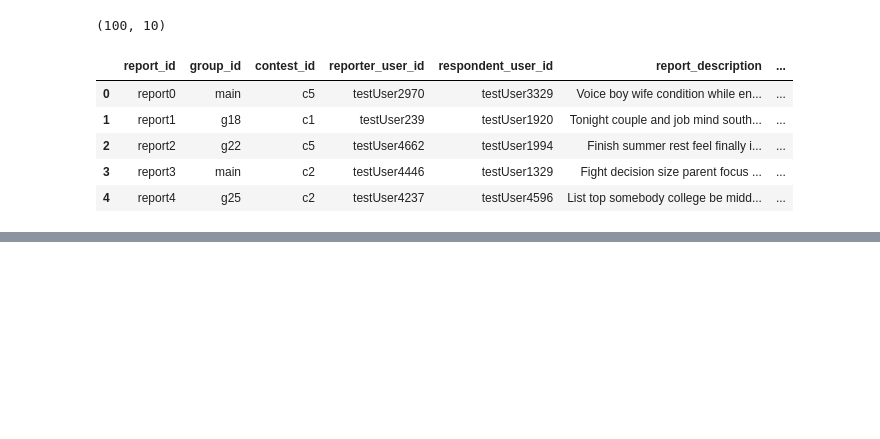
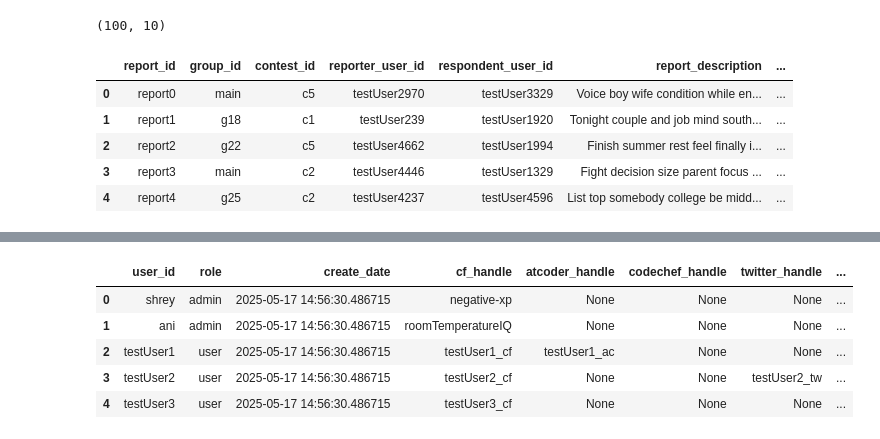
Before and after one commit to welcome-to-the-sunny-side/rshf, a Jupyter notebook: backend/sym.ipynb, the cells around one changed output, grey strips where cells are left out. Cells and saved outputs as stored; diff of their text form; code cells hidden in the pictures; blank space fills up the shorter version.

```diff
--- a/backend/sym.ipynb
+++ b/backend/sym.ipynb
@@ -409,3 +428,12 @@ announcement_df.head()
 # update ratings for a contest across ALL groups
 
 # TODO
+# %%
+pd.read_sql("SELECT * from users", engine).head()
+# %% [output]
+|  | user_id | role | create_date | cf_handle | atcoder_handle | codechef_handle | twitter_handle | ... |
+| 0 | shrey | admin | 2025-05-17 14:56:30.486715 | negative-xp | None | None | None | ... |
+| 1 | ani | admin | 2025-05-17 14:56:30.486715 | roomTemperatureIQ | None | None | None | ... |
+| 2 | testUser1 | user | 2025-05-17 14:56:30.486715 | testUser1_cf | testUser1_ac | None | None | ... |
+| 3 | testUser2 | user | 2025-05-17 14:56:30.486715 | testUser2_cf | None | None | testUser2_tw | ... |
+| 4 | testUser3 | user | 2025-05-17 14:56:30.486715 | testUser3_cf | None | None | None | ... |
```
Also changed, not shown: parts of 7 cells of this notebook, 21 other files.
